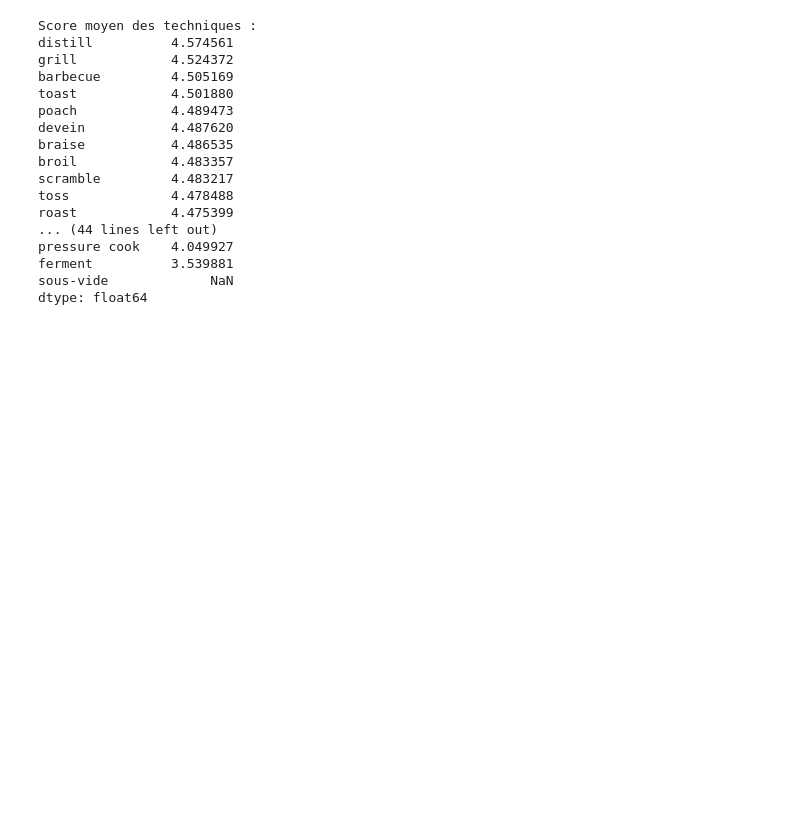
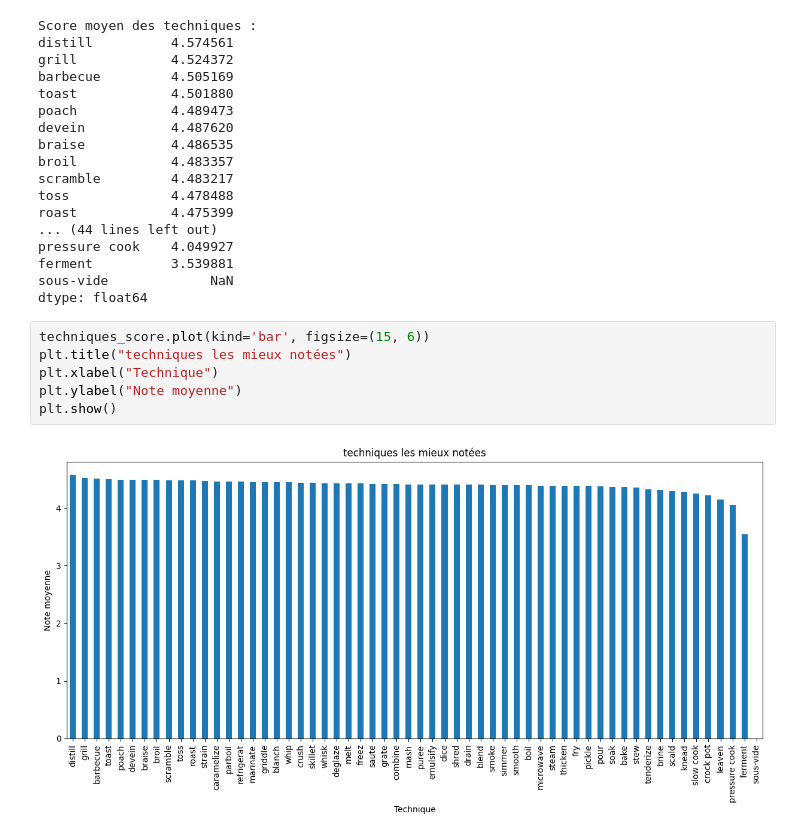
Before and after one commit to amaldre/projet_Kit_Big_Data, a Jupyter notebook: data_processing/baptiste.ipynb, the cells around one changed output. Cells and saved outputs as stored; diff of their text form; blank space fills up the shorter version.

```diff
--- a/data_processing/baptiste.ipynb
+++ b/data_processing/baptiste.ipynb
@@ -286,3 +250,11 @@ pressure cook    4.049927
 ferment          3.539881
 sous-vide             NaN
 dtype: float64
+# %%
+techniques_score.plot(kind='bar', figsize=(15, 6))
+plt.title("techniques les mieux notées")
+plt.xlabel("Technique")
+plt.ylabel("Note moyenne")
+plt.show()
+# %% [output]
+[figure, added]
```
Also changed, not shown: parts of 6 cells of this notebook.
